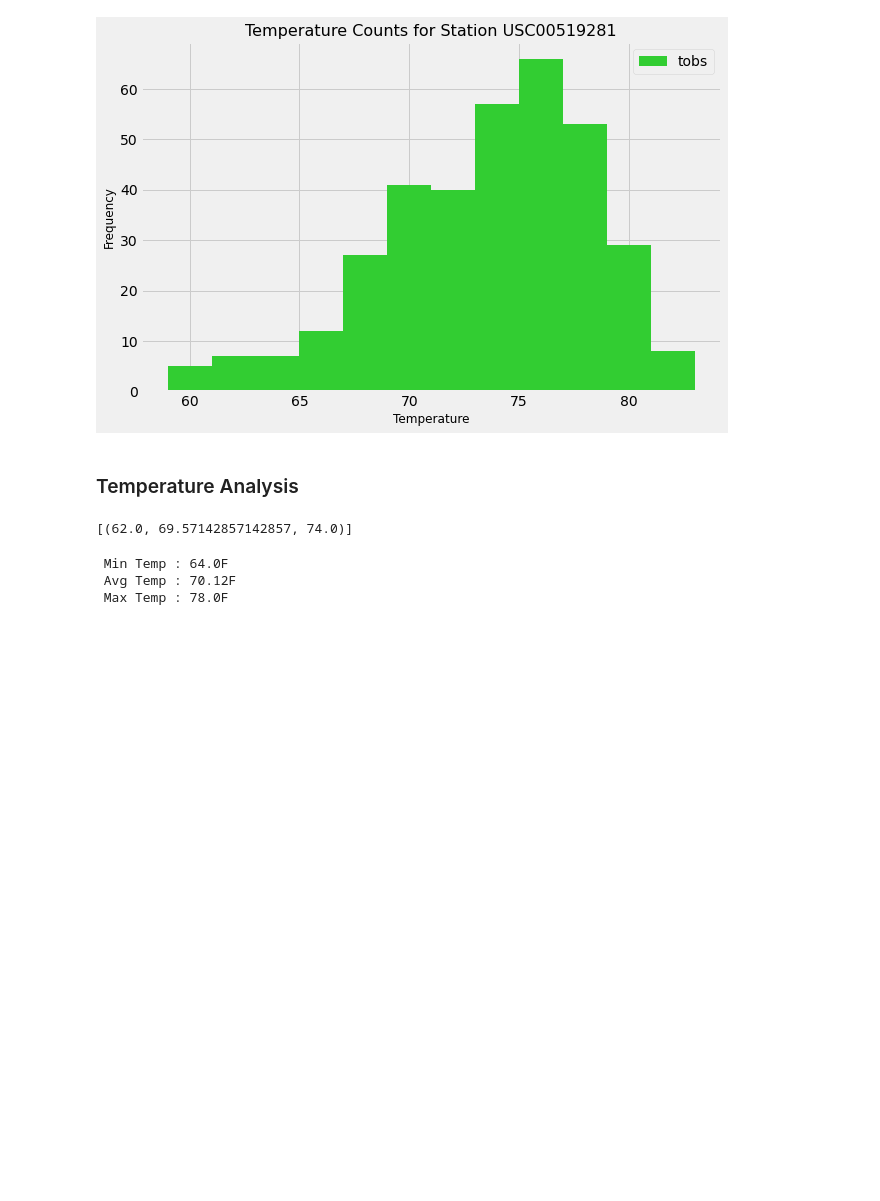
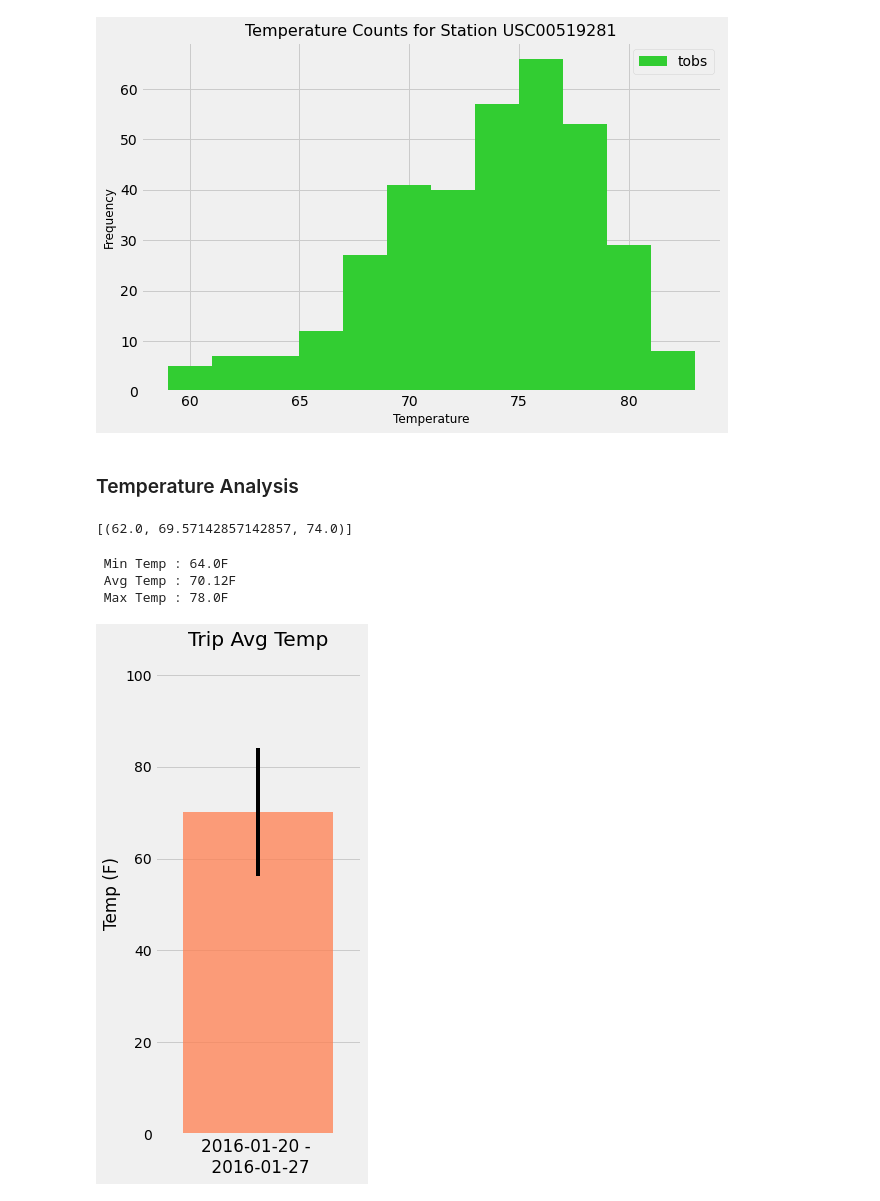
Before and after one commit to leslievazquez/SQL_Alchemy_Challenge, a Jupyter notebook: climate_starter.ipynb, the cells around one changed output. Drawn from its saved outputs; the diff is of its cells as text; code cells hidden in the pictures; blank space fills up the shorter version.

```diff
--- a/climate_starter.ipynb
+++ b/climate_starter.ipynb
@@ -24,9 +26,9 @@ from sqlalchemy import create_engine, func
 engine = create_engine("sqlite:///Resources/hawaii.sqlite")
 # %%
 # Reflect an existing database into a new model
-base = automap_base()
+Base = automap_base()
 
 # Reflect the tables
-base.prepare(engine, reflect=True)
+Base.prepare(engine, reflect=True)
 # %%
 # We can view all of the classes that automap found
@@ -35,8 +37,8 @@ base.classes.keys()
 ['measurement', 'station']
 # %%
 # Save references to each table
-measurement = base.classes.measurement
-station = base.classes.station
+Measurement = base.classes.measurement
+Station = base.classes.station
 # %%
 # Create our session (link) from Python to the DB
 session = Session(engine)
@@ -164,8 +175,8 @@ def calc_temps(start_date, end_date):
         TMIN, TAVE, and TMAX
     """
 
-    return session.query(func.min(measurement.tobs), func.avg(measurement.tobs), func.max(measurement.tobs)).\
-        filter(measurement.date >= start_date).filter(measurement.date <= end_date).all()
+    return session.query(func.min(Measurement.tobs), func.avg(Measurement.tobs), func.max(Measurement.tobs)).\
+        filter(Measurement.date >= start_date).filter(Measurement.date <= end_date).all()
 
 # function usage example
 print(calc_temps('2012-02-28', '2012-03-05'))
@@ -193,19 +204,21 @@ print(f" Max Temp : {temp_max}F")
 # %%
 # Plot the results from your previous query as a bar chart.
 # Use "Trip Avg Temp" as your Title
 # Use the average temperature for the y value
 # Use the peak-to-peak (tmax-tmin) value as the y error bar (yerr)
 error = temp_max - temp_min
 xpos = 1
 
 plt.figure(figsize=(4, 8))
 plt.bar(xpos, temp_avg, yerr=error, alpha=0.75, color="coral")
-plt.title(f"Trip Avg Temp for Dates\n {trip_dates}")
+plt.title(f"Trip Avg Temp")
 plt.xlabel(f"{prev_year}")
 plt.ylabel("Temp (F)")
 plt.xticks([])
 plt.yticks(np.arange(0, 120, 20))
 plt.tight_layout()
 plt.xlim(0.45, 1.55)
 plt.ylim(0, 105)
-plt.savefig("Figures/Aver.png")
+plt.savefig("Figures/Average Temp.png")
+# %% [output]
+[figure, added]
```
Also changed, not shown: parts of 15 cells of this notebook.
